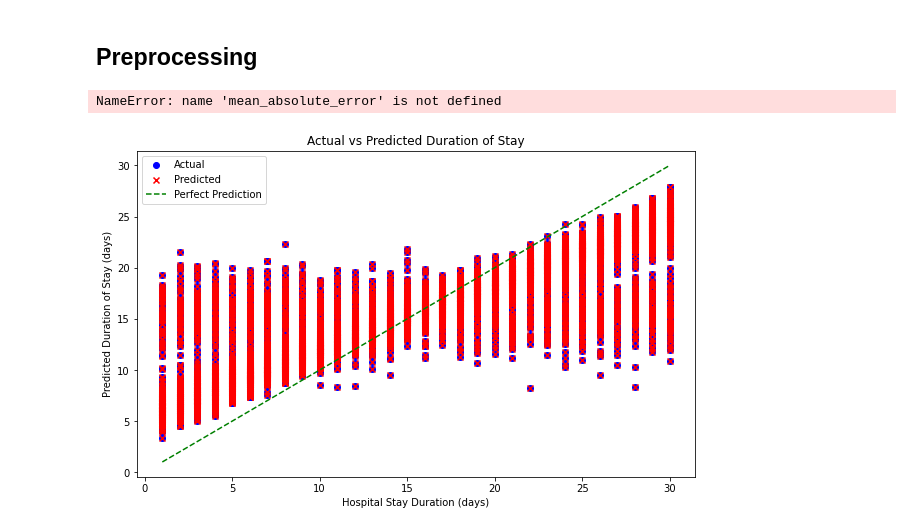
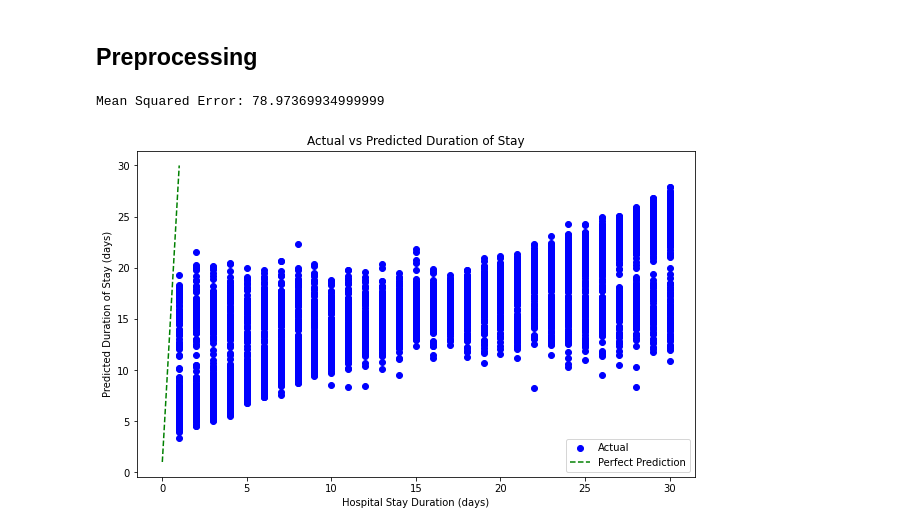
Before and after one commit to binhudas/SSID-2193396-Report.doc, a Jupyter notebook: Machine Learning Project.ipynb, the cells around one changed output. Saved outputs shown, nothing was run; the diff lists cells and outputs as text; code cells hidden in the pictures.

Commit message:
adjusted scatter plot

```diff
--- a/Machine Learning Project.ipynb
+++ b/Machine Learning Project.ipynb
@@ -200,44 +200,40 @@ preprocessor = ColumnTransformer(
         ('cat', categorical_transformer, categorical_features)
     ])
 # %%
-# Define the model
+# define the model
 model = Pipeline(steps=[
     ('preprocessor', preprocessor),
     ('regressor', RandomForestRegressor(n_estimators=100, random_state=42))
 ])
 
-# Train the model
+# train the model
 model.fit(X_train, y_train)
 
-# Make predictions on the test set
+# make predictions on the test set
 y_pred = model.predict(X_test)
 
-# Evaluate the model
-mae = mean_absolute_error(y_test, y_pred)
-print("Mean Absolute Error:", mae)
+# evaluate the model
+mse = mean_squared_error(y_test, y_pred)
+print('Mean Squared Error:', mse)
 # %% [output]
-NameError: name 'mean_absolute_error' is not defined
+Mean Squared Error: 78.97369934999999
 # %%
 # use the trained model to predict duration of stay
 df['Predicted Duration'] = model.predict(X)
 
 # plot hospital stay duration vs predicted duration of stay
 plt.figure(figsize=(10, 6))
 
 # plot actual data
 plt.scatter(df['Hospital Stay Duration'], df['Predicted Duration'], color='blue', label='Actual', marker='o')
 
-# plot predicted data
-plt.scatter(df['Hospital Stay Duration'], df['Predicted Duration'], color='red', label='Predicted', marker='x')
-
 plt.plot([df['Hospital Stay Duration'].min(), df['Hospital Stay Duration'].max()],
-         [df['Hospital Stay Duration'].min(), df['Hospital Stay Duration'].max()],
          color='green', linestyle='--', label='Perfect Prediction')
 
 plt.title('Actual vs Predicted Duration of Stay')
 plt.xlabel('Hospital Stay Duration (days)')
 plt.ylabel('Predicted Duration of Stay (days)')
 plt.legend()
 plt.show()
 # %% [output]
-[figure, old version]
+[figure, new version]
```
Also changed, not shown: parts of 1 cell of this notebook.
